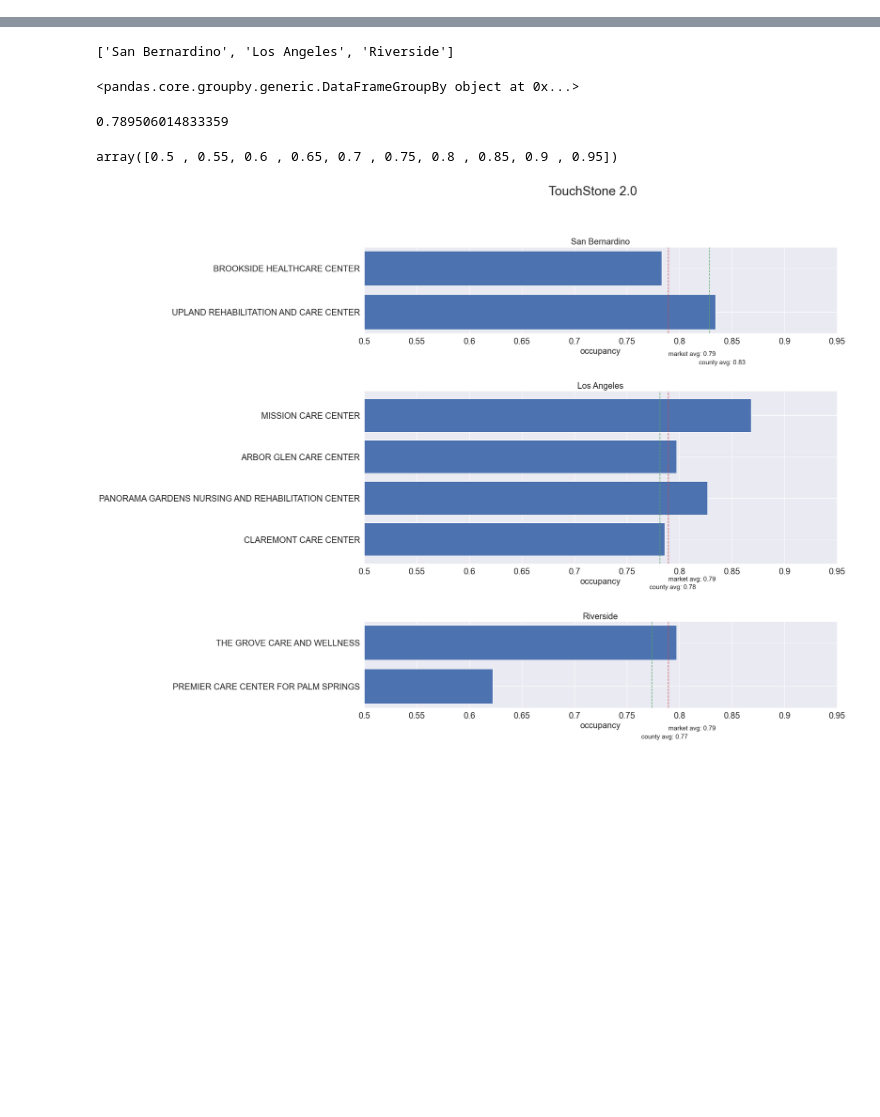
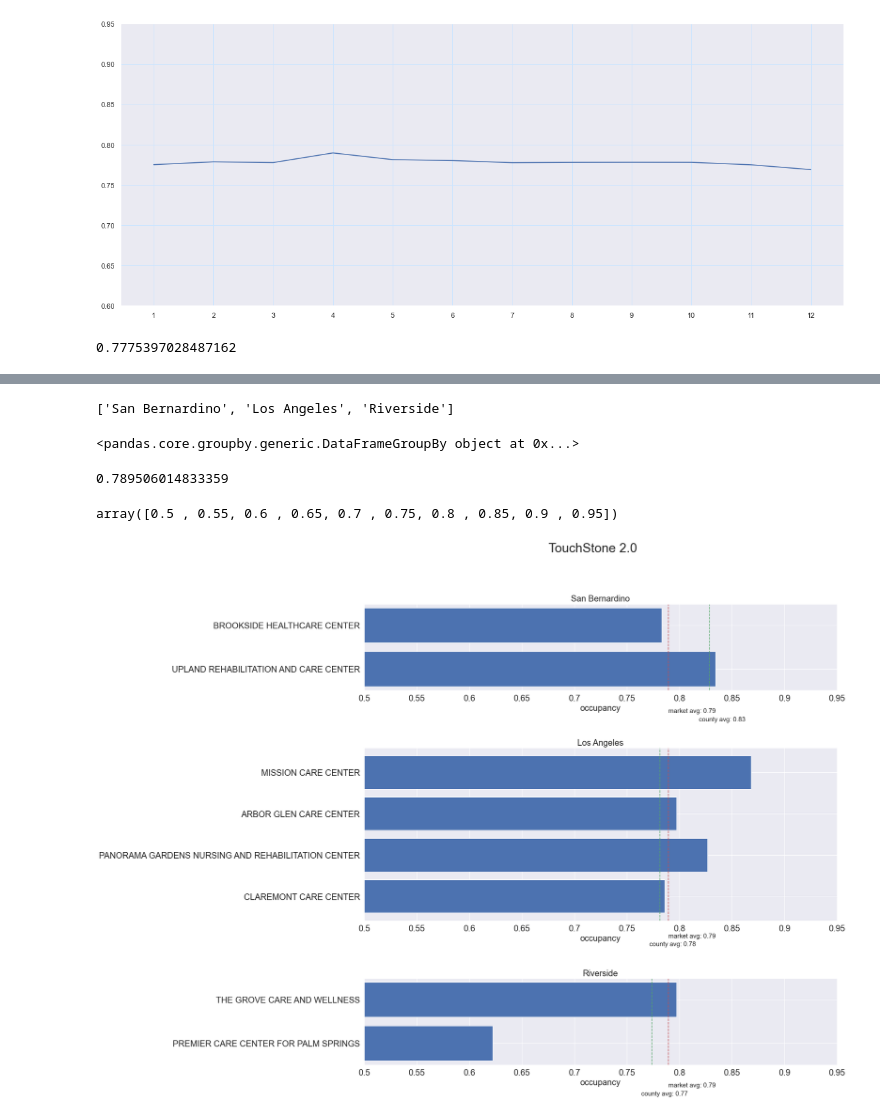
Before and after one commit to elee2021/pbj, a Jupyter notebook: market_fig.ipynb, the cells around one changed output, grey strips where cells are left out. Drawn from its saved outputs; the diff is of its cells as text; code cells hidden in the pictures; blank space fills up the shorter version.

```diff
--- a/market_fig.ipynb
+++ b/market_fig.ipynb
@@ -19,0 +98,17 @@ df_2020 = df[df['year'] == 2020]
+# %%
+occ_vals_m = df_md.groupby('month')['occupancy'].mean().values
+plt.plot(x, occ_vals_m)
+plt.ylim(0.6,0.95)
+plt.xticks(x,x);
+# %% [output]
+[figure, added]
+# %%
+query_lg = db.select([occupancy]).where(db.and_(
+                                                occupancy.columns.bedcert >= 127,
+                                                occupancy.columns.bedcert < 304,
+                                                occupancy.columns.occupancy <= 1
+                                                ))
+df_lg = pd.read_sql_query(query_lg, con=engine)
+df_lg['occupancy'].mean()
+# %% [output]
+0.7775397028487162
```
Also changed, not shown: parts of 23 cells of this notebook.
